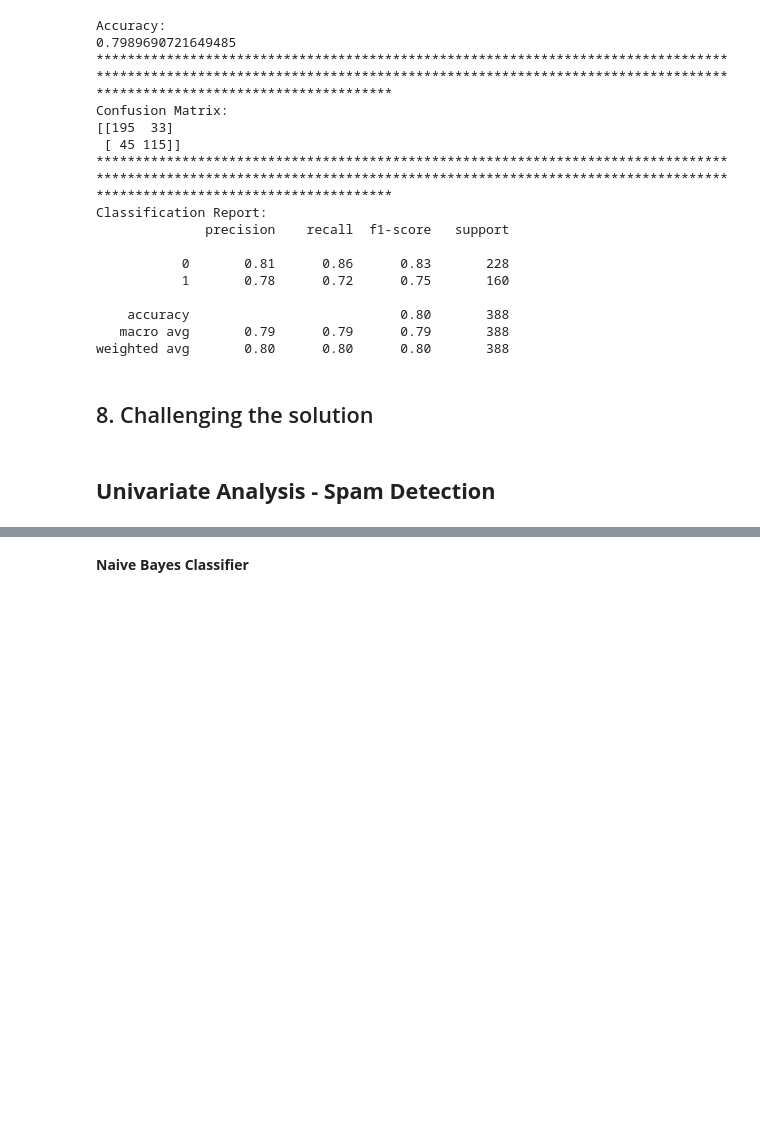
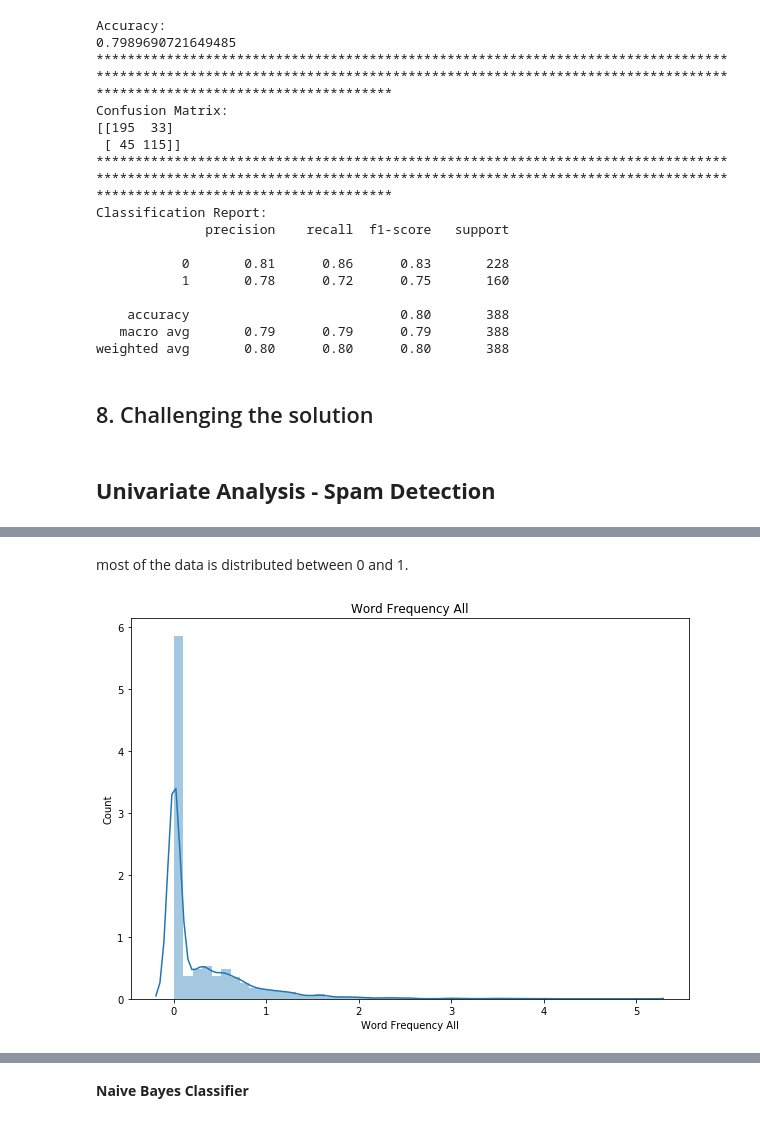
Before and after one commit to victoriousvictor42/titanic, a Jupyter notebook: titanicANDspam.ipynb, the cells around one changed output, grey strips where cells are left out. Drawn from its saved outputs; the diff is of its cells as text; code cells hidden in the pictures; blank space fills up the shorter version.

```diff
--- a/titanicANDspam.ipynb
+++ b/titanicANDspam.ipynb
@@ -642,0 +662,11 @@ weighted avg       0.80      0.80      0.80       388
+# %% [markdown]
+most of the data is distributed between 0 and 1.
+# %%
+plt.figure(figsize=(10,7))
+sns.distplot(spambase['0.64.1'])
+plt.title('Word Frequency All')
+plt.xlabel('Word Frequency All')
+plt.ylabel('Count')
+plt.show()
+# %% [output]
+[figure, added]
```
Also changed, not shown: parts of 46 cells of this notebook.
